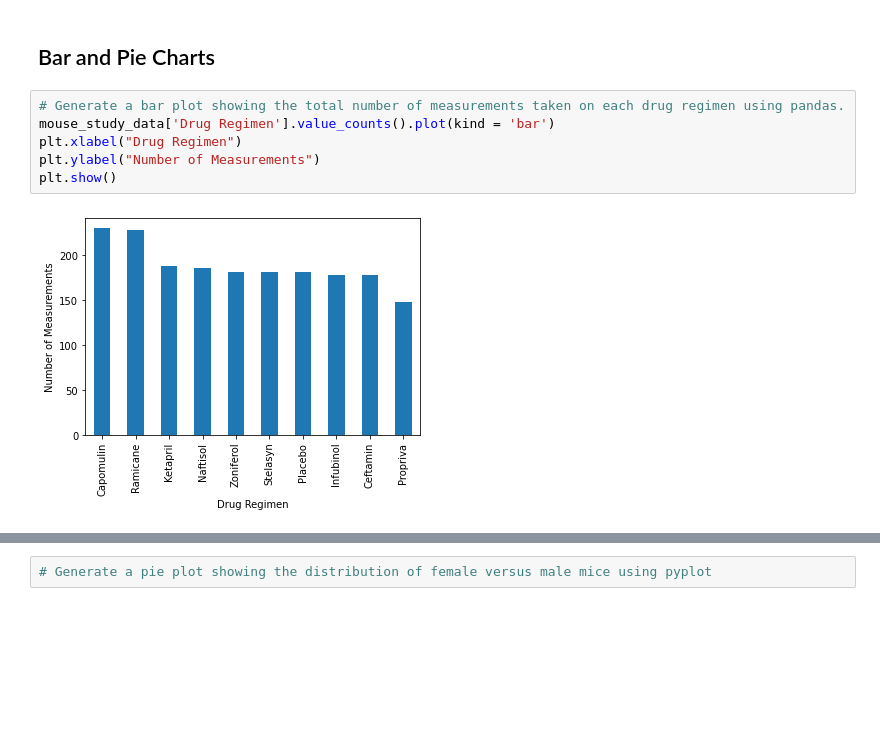
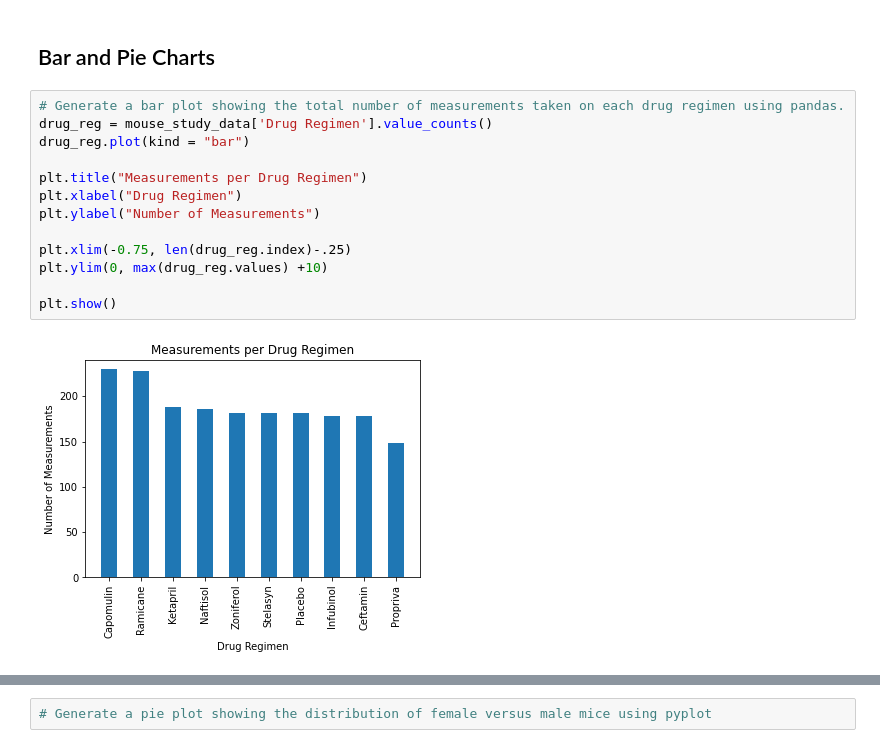
Before and after one commit to thallegacy/matplotlib-challenge, a Jupyter notebook: pymaceuticals_LR.ipynb, the cells around one changed output, grey strips where cells are left out. Saved outputs shown, nothing was run; the diff lists cells and outputs as text; blank space fills up the shorter version.

Commit message:
Updated bar plots added Gender pie plot dataframe

```diff
--- a/pymaceuticals_LR.ipynb
+++ b/pymaceuticals_LR.ipynb
@@ -134,12 +132,19 @@ drug_data_gb["Tumor Volume (mm3)"].agg(["mean", "median", "var", "std", "sem"]).
 ## Bar and Pie Charts
 # %%
 # Generate a bar plot showing the total number of measurements taken on each drug regimen using pandas.
-mouse_study_data['Drug Regimen'].value_counts().plot(kind = 'bar')
+drug_reg = mouse_study_data['Drug Regimen'].value_counts()
+drug_reg.plot(kind = "bar")
+
+plt.title("Measurements per Drug Regimen")
 plt.xlabel("Drug Regimen")
 plt.ylabel("Number of Measurements")
+
+plt.xlim(-0.75, len(drug_reg.index)-.25)
+plt.ylim(0, max(drug_reg.values) +10)
+
 plt.show()
 # %% [output]
-[figure, old version]
+[figure, new version]
 # %%
 # Generate a bar plot showing the total number of measurements taken on each drug regimen using pyplot.
 
```
Also changed, not shown: parts of 4 cells of this notebook.
